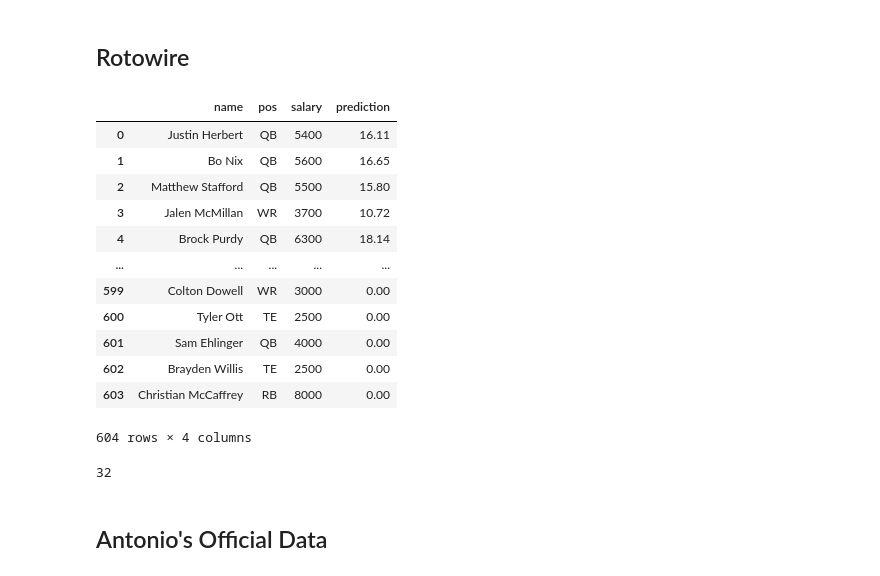
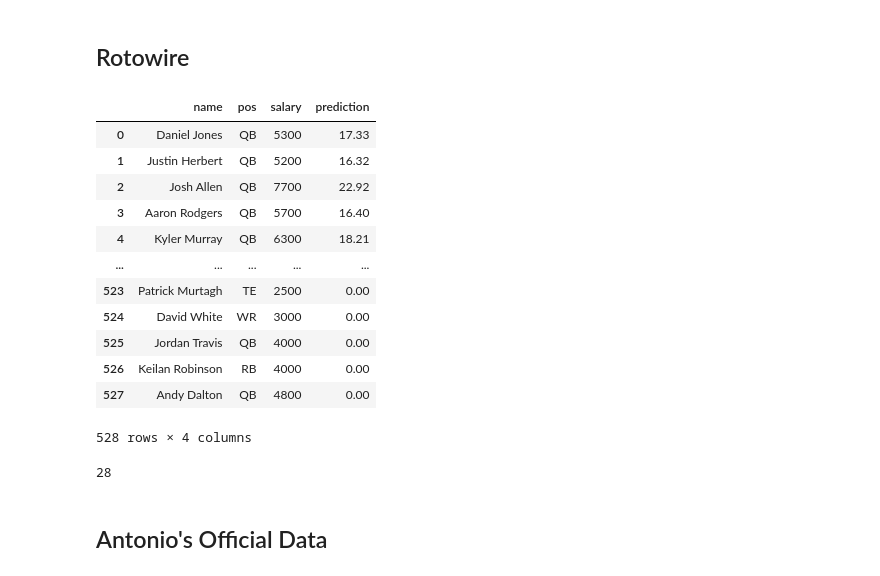
Before and after one commit to ahs8w/model_football, a Jupyter notebook: 2024_Team_Picks.ipynb, the cells around one changed output. Cells and saved outputs as stored; diff of their text form; code cells hidden in the pictures.

```diff
--- a/2024_Team_Picks.ipynb
+++ b/2024_Team_Picks.ipynb
@@ -34,29 +242,29 @@ sal_dir = f"{primary_dir}/Weekly Salary Data"
 # %%
 # https://www.rotowire.com/daily/nfl/dfs-opportunities.php?site=DraftKings  # choose full slate
 def rotowire_csv(filepath):
     df = pd.read_csv(filepath)
     df.rename(columns={'PLAYER': 'name', 'POS': 'pos', 'SAL': 'salary', 'FPTS': 'prediction'}, inplace=True)
-    df.loc[df['pos']=='D', 'pos'] = 'Def'
+    df.loc[df['pos']=='D', 'pos'] = 'DST'
     df = df[['name','pos','salary','prediction']]
     return df
 
-rdf = rotowire_csv(f"{sal_dir}/week{week}_rotowire-NFL-projected-roster-percent.csv")
+rdf = rotowire_csv(f"{data_dir}/week{week}_rotowire-NFL-projected-roster-percent.csv")
 rdf
 # %% [output]
 |  | name | pos | salary | prediction |
-| 0 | Justin Herbert | QB | 5400 | 16.11 |
-| 1 | Bo Nix | QB | 5600 | 16.65 |
-| 2 | Matthew Stafford | QB | 5500 | 15.80 |
-| 3 | Jalen McMillan | WR | 3700 | 10.72 |
-| 4 | Brock Purdy | QB | 6300 | 18.14 |
+| 0 | Daniel Jones | QB | 5300 | 17.33 |
+| 1 | Justin Herbert | QB | 5200 | 16.32 |
+| 2 | Josh Allen | QB | 7700 | 22.92 |
+| 3 | Aaron Rodgers | QB | 5700 | 16.40 |
+| 4 | Kyler Murray | QB | 6300 | 18.21 |
 | ... | ... | ... | ... | ... |
-| 599 | Colton Dowell | WR | 3000 | 0.00 |
-| 600 | Tyler Ott | TE | 2500 | 0.00 |
-| 601 | Sam Ehlinger | QB | 4000 | 0.00 |
-| 602 | Brayden Willis | TE | 2500 | 0.00 |
-| 603 | Christian McCaffrey | RB | 8000 | 0.00 |
+| 523 | Patrick Murtagh | TE | 2500 | 0.00 |
+| 524 | David White | WR | 3000 | 0.00 |
+| 525 | Jordan Travis | QB | 4000 | 0.00 |
+| 526 | Keilan Robinson | RB | 4000 | 0.00 |
+| 527 | Andy Dalton | QB | 4800 | 0.00 |
-604 rows × 4 columns
+528 rows × 4 columns
 # %%
-len(rdf[rdf['pos']=='Def'])
+len(rdf[rdf['pos']=='DST'])
 # %% [output]
-32
+28
```
Also changed, not shown: parts of 68 cells of this notebook, 15 other files.
